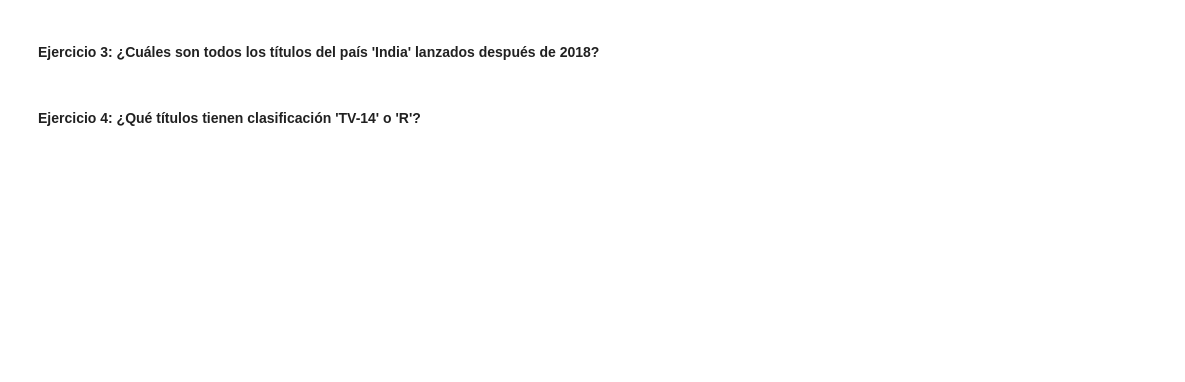
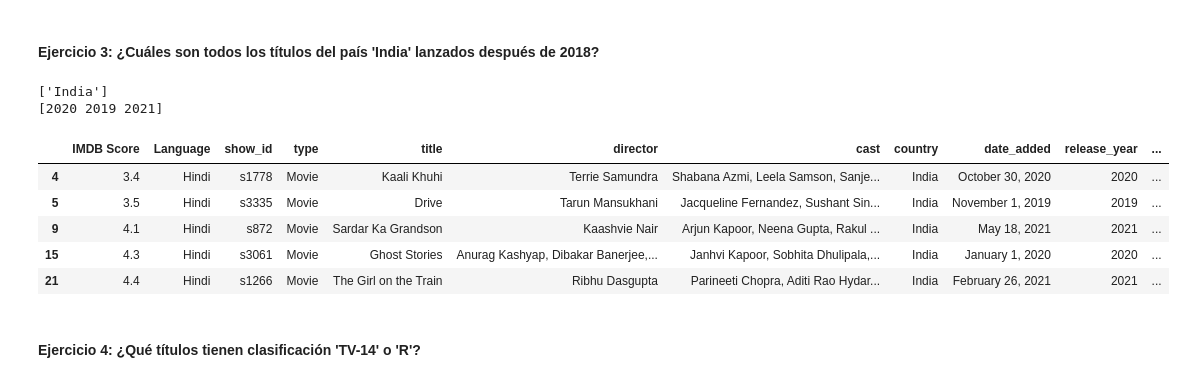
Before and after one commit to yanruwu/hackio-lab-filtrado_groupby, a Jupyter notebook: laboratorio-modulo2-leccion03-filtrado.ipynb, the cells around one changed output. Saved outputs shown, nothing was run; the diff lists cells and outputs as text; code cells hidden in the pictures; blank space fills up the shorter version.

```diff
--- a/laboratorio-modulo2-leccion03-filtrado.ipynb
+++ b/laboratorio-modulo2-leccion03-filtrado.ipynb
@@ -26,4 +60,24 @@ filtro_movie = df["type"] == "Movie"
 # %% [markdown]
 #### Ejercicio 3: ¿Cuáles son todos los títulos del país 'India' lanzados después de 2018?
+# %%
+filtro_india = df["country"] == "India"
+filtro_2018 = df["release_year"] > 2018
+filtro3 = (filtro_india & filtro_2018)
+
+df_india2018 = df[filtro3]
+
+print(df_india2018["country"].unique())
+print(df_india2018["release_year"].unique())
+
+df_india2018.head()
+# %% [output]
+['India']
+[2020 2019 2021]
+|  | IMDB Score | Language | show_id | type | title | director | cast | country | date_added | release_year | ... |
+| 4 | 3.4 | Hindi | s1778 | Movie | Kaali Khuhi | Terrie Samundra | Shabana Azmi, Leela Samson, Sanje... | India | October 30, 2020 | 2020 | ... |
+| 5 | 3.5 | Hindi | s3335 | Movie | Drive | Tarun Mansukhani | Jacqueline Fernandez, Sushant Sin... | India | November 1, 2019 | 2019 | ... |
+| 9 | 4.1 | Hindi | s872 | Movie | Sardar Ka Grandson | Kaashvie Nair | Arjun Kapoor, Neena Gupta, Rakul ... | India | May 18, 2021 | 2021 | ... |
+| 15 | 4.3 | Hindi | s3061 | Movie | Ghost Stories | Anurag Kashyap, Dibakar Banerjee,... | Janhvi Kapoor, Sobhita Dhulipala,... | India | January 1, 2020 | 2020 | ... |
+| 21 | 4.4 | Hindi | s1266 | Movie | The Girl on the Train | Ribhu Dasgupta | Parineeti Chopra, Aditi Rao Hydar... | India | February 26, 2021 | 2021 | ... |
 # %% [markdown]
 #### Ejercicio 4: ¿Qué títulos tienen clasificación 'TV-14' o 'R'?
```
Also changed, not shown: parts of 21 cells of this notebook, 2 other files.
